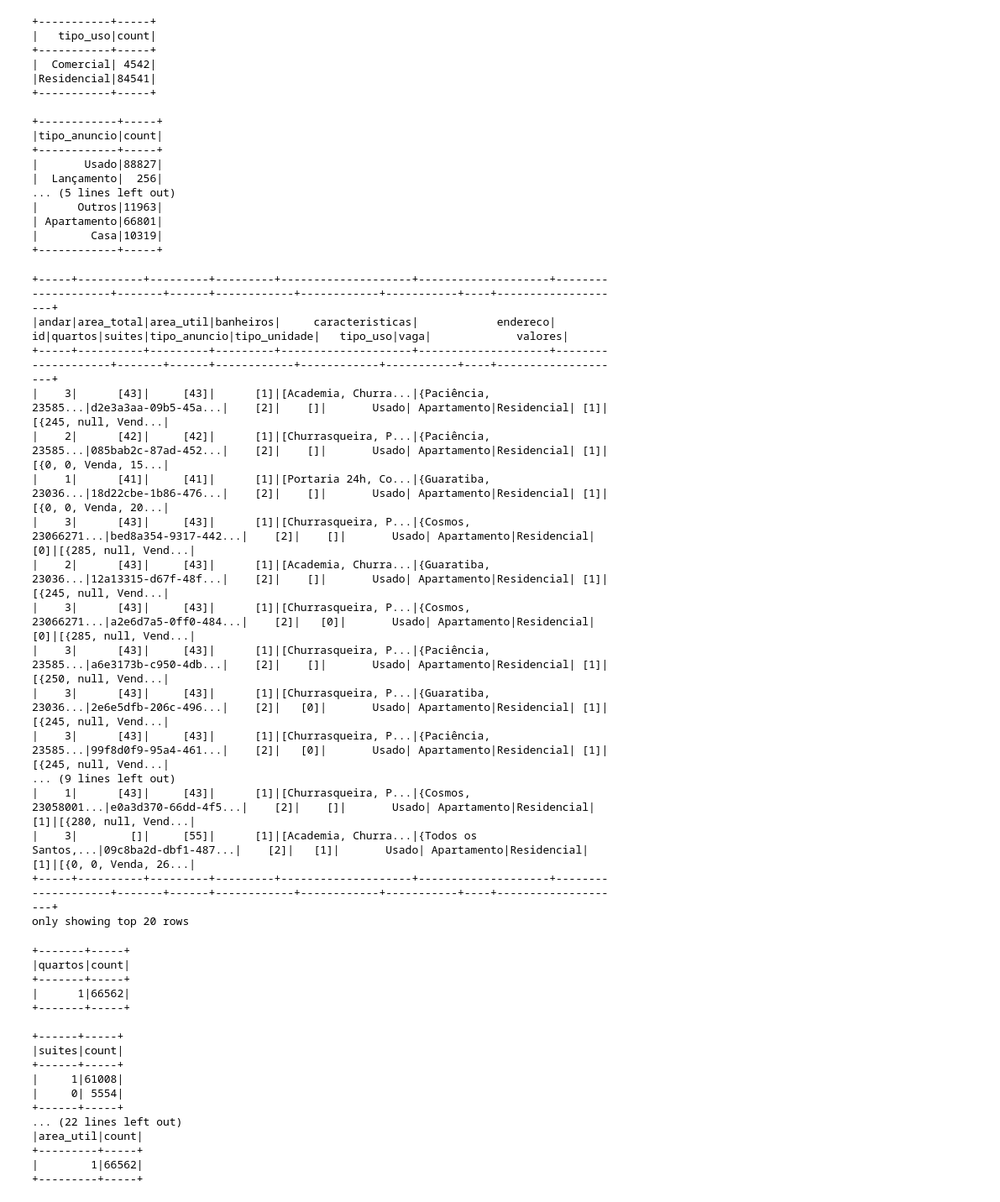
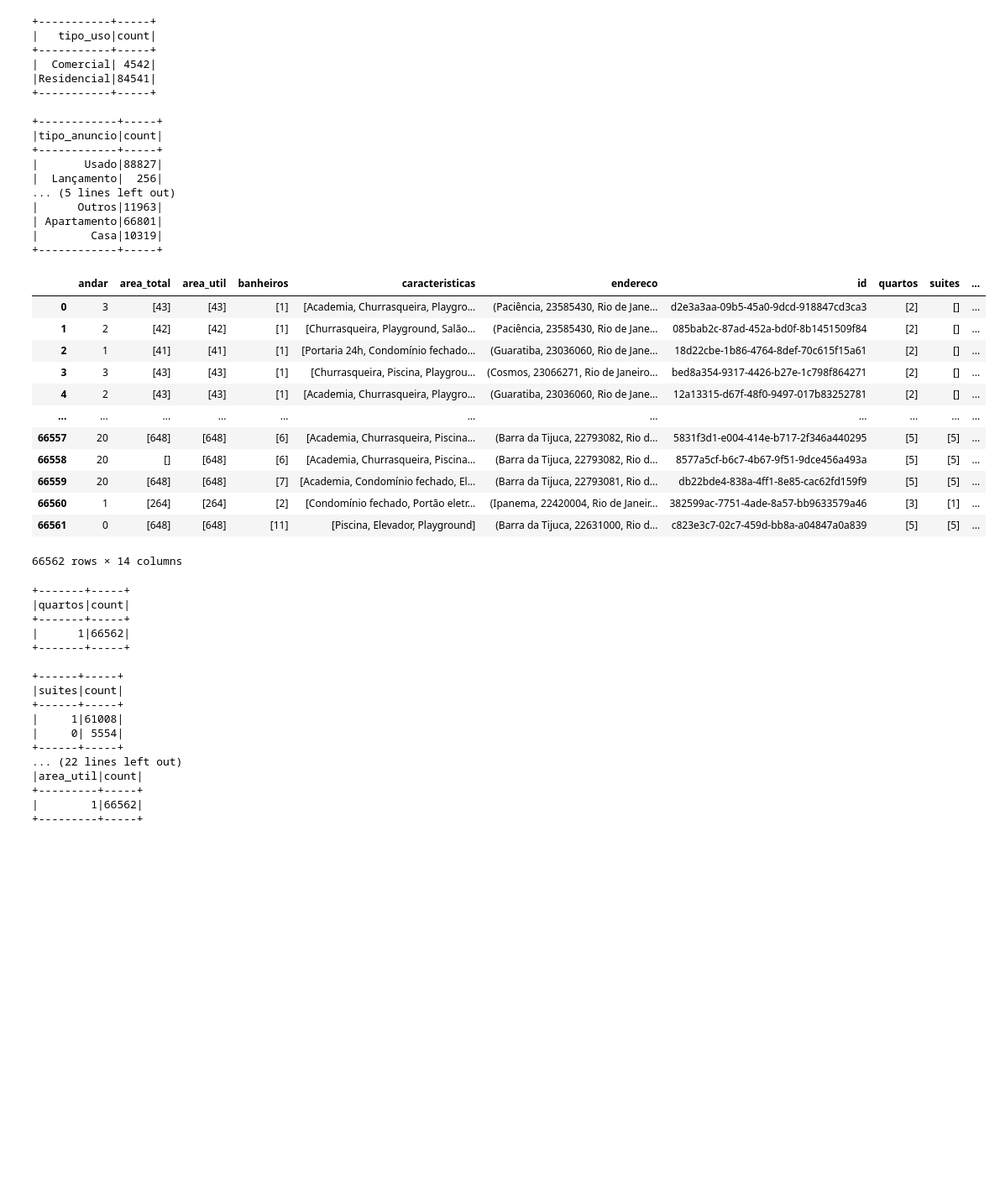
Before and after one commit to marceloviana1991/-Challenge-2-Data-Science-Projeto1d4-, a Jupyter notebook: Challenge_Dados.ipynb, the cells around one changed output. Shown: that part at 84% size. Drawn from its saved outputs; the diff is of its cells as text; code cells hidden in the pictures; blank space fills up the shorter version.

```diff
--- a/Challenge_Dados.ipynb
+++ b/Challenge_Dados.ipynb
@@ -114,29 +122,25 @@ anuncio.groupBy('tipo_unidade').count().show()
 # %%
 #Filtrando o Data Frame para elimenar os dados {'tipo_uso':['Residencial'], 'tipo_anuncio':['Lançamento'], 'tipo_unidade':['Outros', 'Casa']}
 
 anuncio = anuncio.filter("tipo_uso == 'Residencial'")
 anuncio = anuncio.filter("tipo_unidade == 'Apartamento'")
 anuncio = anuncio.filter("tipo_anuncio == 'Usado'")
 
-anuncio.show()
+anuncio.toPandas()
 # %% [output]
+|  | andar | area_total | area_util | banheiros | caracteristicas | endereco | id | quartos | suites | ... |
+| 0 | 3 | [43] | [43] | [1] | [Academia, Churrasqueira, Playgro... | (Paciência, 23585430, Rio de Jane... | d2e3a3aa-09b5-45a0-9dcd-918847cd3ca3 | [2] | [] | ... |
+| 1 | 2 | [42] | [42] | [1] | [Churrasqueira, Playground, Salão... | (Paciência, 23585430, Rio de Jane... | 085bab2c-87ad-452a-bd0f-8b1451509f84 | [2] | [] | ... |
+| 2 | 1 | [41] | [41] | [1] | [Portaria 24h, Condomínio fechado... | (Guaratiba, 23036060, Rio de Jane... | 18d22cbe-1b86-4764-8def-70c615f15a61 | [2] | [] | ... |
+| 3 | 3 | [43] | [43] | [1] | [Churrasqueira, Piscina, Playgrou... | (Cosmos, 23066271, Rio de Janeiro... | bed8a354-9317-4426-b27e-1c798f864271 | [2] | [] | ... |
+| 4 | 2 | [43] | [43] | [1] | [Academia, Churrasqueira, Playgro... | (Guaratiba, 23036060, Rio de Jane... | 12a13315-d67f-48f0-9497-017b83252781 | [2] | [] | ... |
+| ... | ... | ... | ... | ... | ... | ... | ... | ... | ... | ... |
+| 66557 | 20 | [648] | [648] | [6] | [Academia, Churrasqueira, Piscina... | (Barra da Tijuca, 22793082, Rio d... | 5831f3d1-e004-414e-b717-2f346a440295 | [5] | [5] | ... |
+| 66558 | 20 | [] | [648] | [6] | [Academia, Churrasqueira, Piscina... | (Barra da Tijuca, 22793082, Rio d... | 8577a5cf-b6c7-4b67-9f51-9dce456a493a | [5] | [5] | ... |
+| 66559 | 20 | [648] | [648] | [7] | [Academia, Condomínio fechado, El... | (Barra da Tijuca, 22793081, Rio d... | db22bde4-838a-4ff1-8e85-cac62fd159f9 | [5] | [5] | ... |
+| 66560 | 1 | [264] | [264] | [2] | [Condomínio fechado, Portão eletr... | (Ipanema, 22420004, Rio de Janeir... | 382599ac-7751-4ade-8a57-bb9633579a46 | [3] | [1] | ... |
+| 66561 | 0 | [648] | [648] | [11] | [Piscina, Elevador, Playground] | (Barra da Tijuca, 22631000, Rio d... | c823e3c7-02c7-459d-bb8a-a04847a0a839 | [5] | [5] | ... |
-+-----+----------+---------+---------+--------------------+--------------------+--------------------+-------+------+------------+------------+-----------+----+--------------------+
-|andar|area_total|area_util|banheiros|     caracteristicas|            endereco|                  id|quartos|suites|tipo_anuncio|tipo_unidade|   tipo_uso|vaga|             valores|
-+-----+----------+---------+---------+--------------------+--------------------+--------------------+-------+------+------------+------------+-----------+----+--------------------+
-|    3|      [43]|     [43]|      [1]|[Academia, Churra...|{Paciência, 23585...|d2e3a3aa-09b5-45a...|    [2]|    []|       Usado| Apartamento|Residencial| [1]|[{245, null, Vend...|
-|    2|      [42]|     [42]|      [1]|[Churrasqueira, P...|{Paciência, 23585...|085bab2c-87ad-452...|    [2]|    []|       Usado| Apartamento|Residencial| [1]|[{0, 0, Venda, 15...|
-|    1|      [41]|     [41]|      [1]|[Portaria 24h, Co...|{Guaratiba, 23036...|18d22cbe-1b86-476...|    [2]|    []|       Usado| Apartamento|Residencial| [1]|[{0, 0, Venda, 20...|
-|    3|      [43]|     [43]|      [1]|[Churrasqueira, P...|{Cosmos, 23066271...|bed8a354-9317-442...|    [2]|    []|       Usado| Apartamento|Residencial| [0]|[{285, null, Vend...|
-|    2|      [43]|     [43]|      [1]|[Academia, Churra...|{Guaratiba, 23036...|12a13315-d67f-48f...|    [2]|    []|       Usado| Apartamento|Residencial| [1]|[{245, null, Vend...|
-|    3|      [43]|     [43]|      [1]|[Churrasqueira, P...|{Cosmos, 23066271...|a2e6d7a5-0ff0-484...|    [2]|   [0]|       Usado| Apartamento|Residencial| [0]|[{285, null, Vend...|
-|    3|      [43]|     [43]|      [1]|[Churrasqueira, P...|{Paciência, 23585...|a6e3173b-c950-4db...|    [2]|    []|       Usado| Apartamento|Residencial| [1]|[{250, null, Vend...|
-|    3|      [43]|     [43]|      [1]|[Churrasqueira, P...|{Guaratiba, 23036...|2e6e5dfb-206c-496...|    [2]|   [0]|       Usado| Apartamento|Residencial| [1]|[{245, null, Vend...|
-|    3|      [43]|     [43]|      [1]|[Churrasqueira, P...|{Paciência, 23585...|99f8d0f9-95a4-461...|    [2]|   [0]|       Usado| Apartamento|Residencial| [1]|[{245, null, Vend...|
-... (9 lines left out)
-|    1|      [43]|     [43]|      [1]|[Churrasqueira, P...|{Cosmos, 23058001...|e0a3d370-66dd-4f5...|    [2]|    []|       Usado| Apartamento|Residencial| [1]|[{280, null, Vend...|
-|    3|        []|     [55]|      [1]|[Academia, Churra...|{Todos os Santos,...|09c8ba2d-dbf1-487...|    [2]|   [1]|       Usado| Apartamento|Residencial| [1]|[{0, 0, Venda, 26...|
-+-----+----------+---------+---------+--------------------+--------------------+--------------------+-------+------+------------+------------+-----------+----+--------------------+
-only showing top 20 rows
+66562 rows × 14 columns
 # %%
 from pyspark.sql import functions as f
 # %%
```
Also changed, not shown: parts of 11 cells of this notebook.
